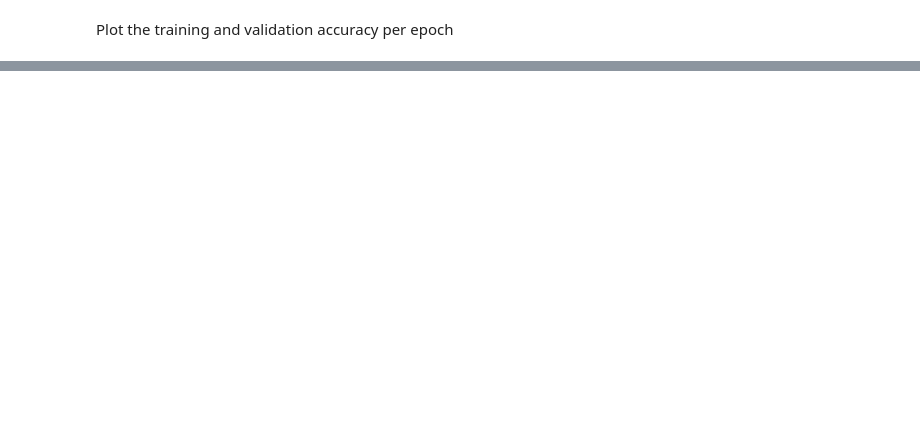
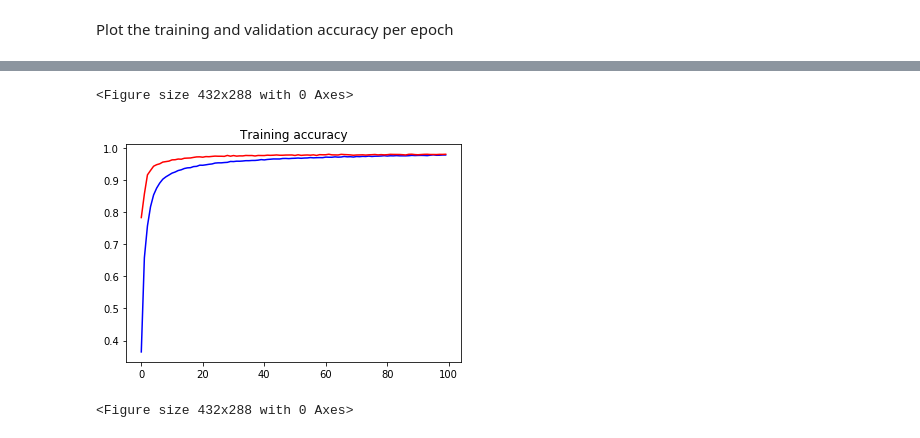
Before and after one commit to renaud-florquin/hands_on_AI, a Jupyter notebook: MLP1.ipynb, the cells around one changed output, grey strips where cells are left out. Saved outputs shown, nothing was run; the diff lists cells and outputs as text; code cells hidden in the pictures; blank space fills up the shorter version.

```diff
--- a/MLP1.ipynb
+++ b/MLP1.ipynb
@@ -167,0 +242,18 @@ plt.figure()
+# %%
+input_layer = tf.keras.layers.Input(shape=(784,))
+z = tf.keras.layers.Dense(200)(input_layer)
+z = tf.keras.layers.Activation('relu')(z)
+z = tf.keras.layers.Dropout(rate=0.4)(z)
+z = tf.keras.layers.Dense(100)(z)
+z = tf.keras.layers.Activation('relu')(z)
+z = tf.keras.layers.Dropout(rate=0.4)(z)
+z = tf.keras.layers.Dense(60)(z)
+z = tf.keras.layers.Activation('relu')(z)
+z = tf.keras.layers.Dropout(rate=0.4)(z)
+z = tf.keras.layers.Dense(30)(z)
+z = tf.keras.layers.Activation('relu')(z)
+z = tf.keras.layers.Dropout(rate=0.4)(z)
+z = tf.keras.layers.Dense(nb_classes)(z)
+output_layer = tf.keras.layers.Activation('softmax')(z)
+
+model_relu_dropout = tf.keras.models.Model(input_layer, output_layer)
@@ -167,0 +280,4 @@ plt.figure()
+# %%
+model_relu_dropout.compile(loss='categorical_crossentropy', optimizer="SGD", metrics=['accuracy'])
+# %%
+history3 = model_relu_dropout.fit(x_train, y_train, validation_data=(x_test, y_test), epochs=100)
@@ -167,0 +302,13 @@ plt.figure()
+# %%
+acc = history3.history['acc']
+val_acc = history3.history['val_acc']
+epochs   = range(len(acc)) # Get number of epochs
+
+plt.plot(epochs, acc, 'b')
+plt.plot(epochs, val_acc, 'r')
+plt.title('Training accuracy')
+plt.figure()
+# %% [output]
+<Figure size 432x288 with 0 Axes>
+[figure, added]
+<Figure size 432x288 with 0 Axes>
```
Also changed, not shown: parts of 15 cells of this notebook.
